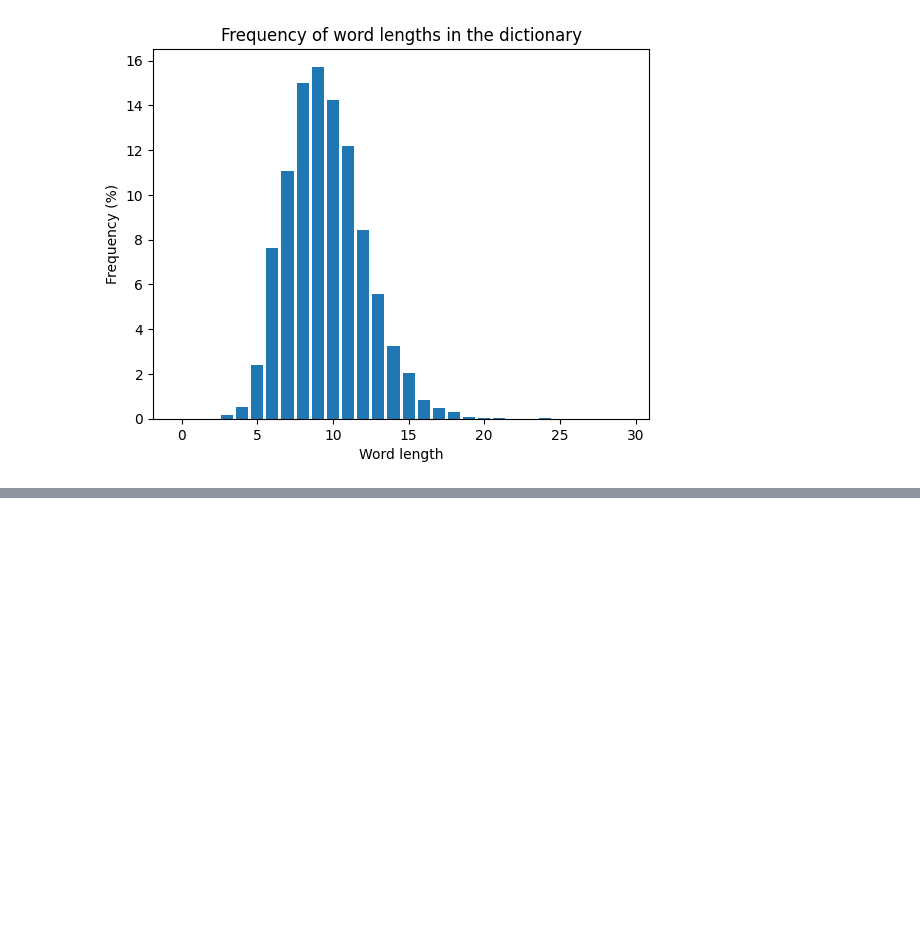
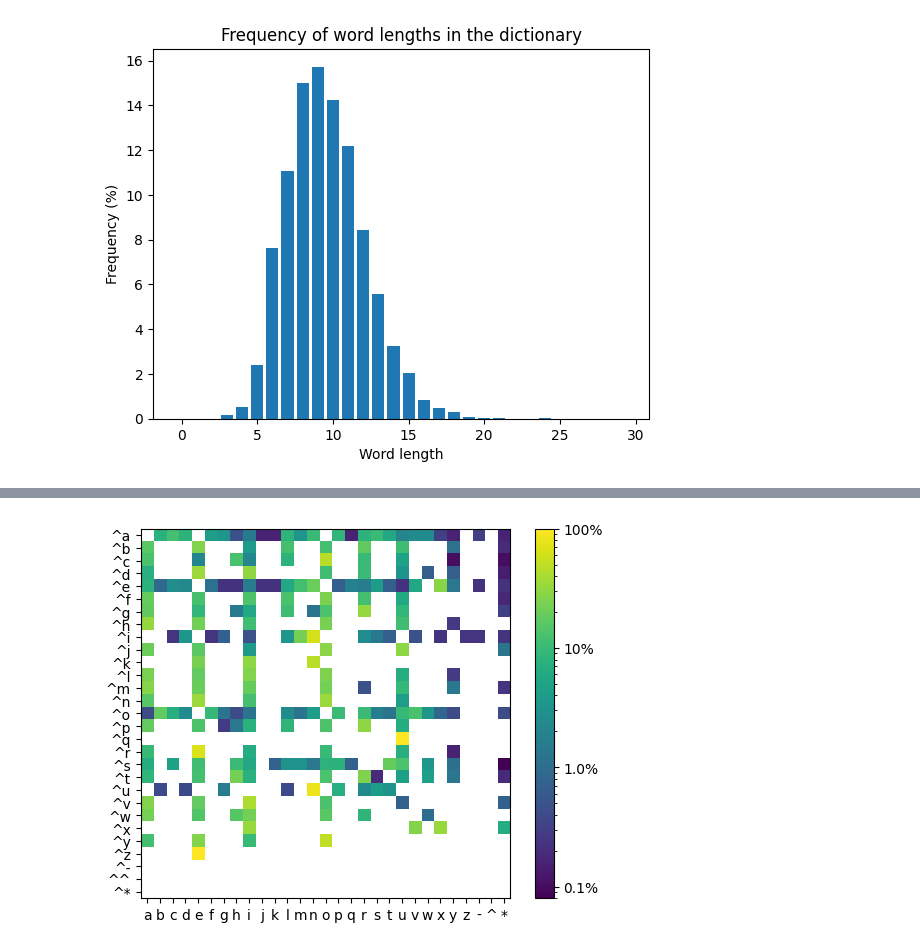
Before and after one commit to pauldubois98/GenerativeAI, a Jupyter notebook: predictNextLetter.ipynb, the cells around one changed output, grey strips where cells are left out. Saved outputs shown, nothing was run; the diff lists cells and outputs as text; code cells hidden in the pictures; blank space fills up the shorter version.

Commit message:
put markov visu in func + tests

```diff
--- a/predictNextLetter.ipynb
+++ b/predictNextLetter.ipynb
@@ -121,13 +121,14 @@ for word in WORDS_LIST:
         for i in range(len(l)-k+1):
             nextS[k-1][tuple(l[i:i+k])] += 1
 # %%
-letters = ''
-letters_indexes = tuple([ALPHABET.index(letter) for letter in letters])
-Y = nextS[len(letters_indexes)+1][letters_indexes]
-Ynorm = Y/Y.sum(axis=1, keepdims=True)
-plt.imshow(Ynorm*100, norm=mpl.colors.LogNorm())
-plt.xticks(range(N), ALPHABET)
-plt.yticks(range(N), [letters+ch for ch in ALPHABET])
-plt.clim(None,100)
-plt.colorbar(format=mticker.FuncFormatter(lambda x, y: str(int(x) if x>1 else x)+'%') )
-plt.show()
+def plot_next(letters):
+    global nextS
+    letters_indexes = tuple([ALPHABET.index(letter) for letter in letters])
+    Y = nextS[len(letters_indexes)+1][letters_indexes]
+    Ynorm = Y/Y.sum(axis=1, keepdims=True)
+    plt.imshow(Ynorm*100, norm=mpl.colors.LogNorm())
+    plt.xticks(range(N), ALPHABET)
+    plt.yticks(range(N), [letters+ch for ch in ALPHABET])
+    plt.clim(None,100)
+    plt.colorbar(format=mticker.FuncFormatter(lambda x, y: str(int(x) if x>1 else x)+'%') )
+    plt.show()
@@ -135,0 +139,4 @@ plt.show()
+# %%
+plot_next('^')
+# %% [output]
+[figure, added]
```
Also changed, not shown: parts of 5 cells of this notebook.
